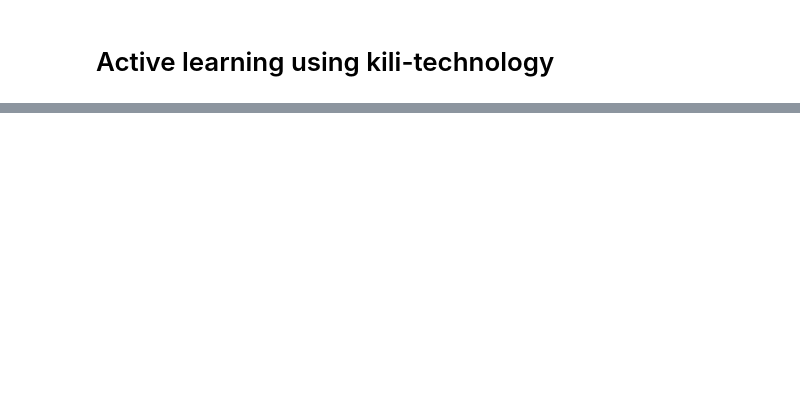
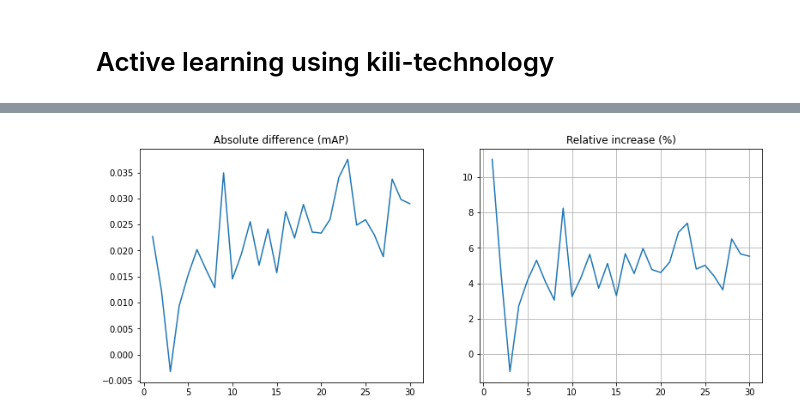
Before and after one commit to kili-technology/kili-python-sdk, a Jupyter notebook: recipes/active-learning/object_detection.ipynb, the cells around one changed output, grey strips where cells are left out. Saved outputs shown, nothing was run; the diff lists cells and outputs as text; code cells hidden in the pictures; blank space fills up the shorter version.

```diff
--- a/recipes/active-learning/object_detection.ipynb
+++ b/recipes/active-learning/object_detection.ipynb
@@ -63,0 +68,18 @@ Text(0.5, 1.0, 'mobilenet_v2_ssd320_voc0712')
+# %%
+last_time = max(list(map(lambda x: x.split('-')[-1], list(set(df.loc[df.strategy == 'random_sampling'].model)))))
+# %%
+def get_single_experiment(df, model, strategy):
+    return df.loc[(df.model == f"{strategy}-{model}"), ['step', 'mAP']].reset_index(drop=True)
+# %%
+df_aldod = get_single_experiment(df, last_time, "uncertainty_aldod_sampling")
+df_random = get_single_experiment(df, last_time, "random_sampling")
+diff = df_aldod['mAP'] - df_random['mAP']
+# %%
+fig, axs = plt.subplots(figsize=(13, 5), ncols=2)
+axs[0].plot(df_aldod['step'], diff)
+axs[0].set_title('Absolute difference (mAP)')
+axs[1].plot(df_aldod['step'], diff/df_random['mAP']*100)
+axs[1].set_title('Relative increase (%)')
+axs[1].grid()
+# %% [output]
+[figure, added]
```
Also changed, not shown: parts of 12 cells of this notebook.
